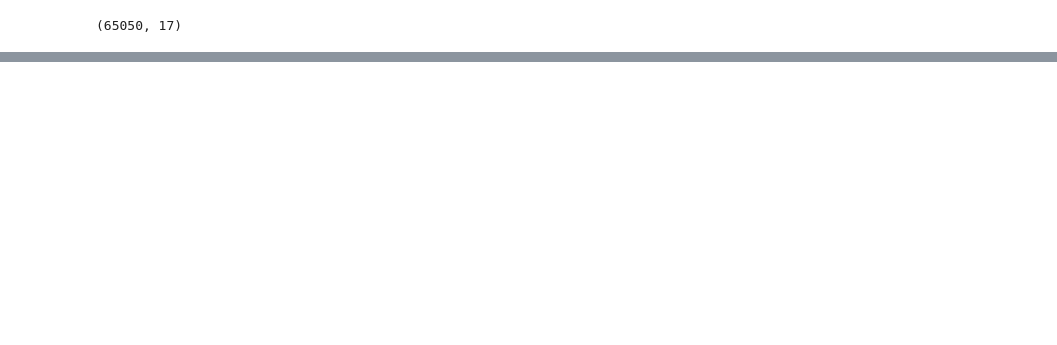
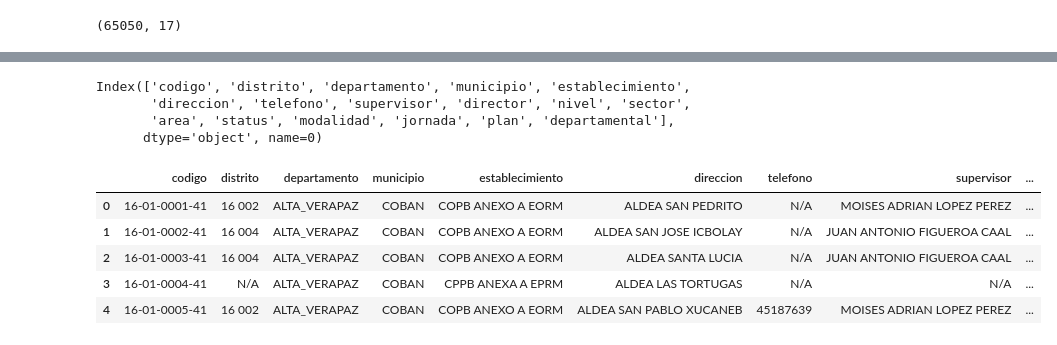
Before and after one commit to RudiksChess/DS_proyecto_1, a Jupyter notebook: Proyecto_1_DS.ipynb, the cells around one changed output, grey strips where cells are left out. Saved outputs shown, nothing was run; the diff lists cells and outputs as text; code cells hidden in the pictures; blank space fills up the shorter version.

```diff
--- a/Proyecto_1_DS.ipynb
+++ b/Proyecto_1_DS.ipynb
@@ -84,0 +242,5 @@ df.head()
+# %%
+# We will change our category columns to type category
+category_columns = ["distrito", "departamento", "municipio", "establecimiento", "nivel", "sector", "area", "status", "modalidad", "jornada", "plan", "departamental"]
+for column in category_columns:
+    df_pais[column] = df_pais[column].astype("category")
@@ -84,0 +249,2 @@ df.head()
+# %%
+df_pais.set_index('codigo')
@@ -84,0 +266,18 @@ df.head()
+# %%
+# Eliminamos la ultima fila porque no brinda informacion sobre algun establecimiento
+df_pais = df_pais[:-1]
+df_pais.columns
+# %% [output]
+Index(['codigo', 'distrito', 'departamento', 'municipio', 'establecimiento',
+       'direccion', 'telefono', 'supervisor', 'director', 'nivel', 'sector',
+       'area', 'status', 'modalidad', 'jornada', 'plan', 'departamental'],
+      dtype='object', name=0)
+# %%
+df_pais.head()
+# %% [output]
+|  | codigo | distrito | departamento | municipio | establecimiento | direccion | telefono | supervisor | ... |
+| 0 | 16-01-0001-41 | 16 002 | ALTA_VERAPAZ | COBAN | COPB ANEXO A EORM | ALDEA SAN PEDRITO | N/A | MOISES ADRIAN LOPEZ PEREZ | ... |
+| 1 | 16-01-0002-41 | 16 004 | ALTA_VERAPAZ | COBAN | COPB ANEXO A EORM | ALDEA SAN JOSE ICBOLAY | N/A | JUAN ANTONIO FIGUEROA CAAL | ... |
+| 2 | 16-01-0003-41 | 16 004 | ALTA_VERAPAZ | COBAN | COPB ANEXO A EORM | ALDEA SANTA LUCIA | N/A | JUAN ANTONIO FIGUEROA CAAL | ... |
+| 3 | 16-01-0004-41 | N/A | ALTA_VERAPAZ | COBAN | CPPB ANEXA A EPRM | ALDEA LAS TORTUGAS | N/A | N/A | ... |
+| 4 | 16-01-0005-41 | 16 002 | ALTA_VERAPAZ | COBAN | COPB ANEXO A EORM | ALDEA SAN PABLO XUCANEB | 45187639 | MOISES ADRIAN LOPEZ PEREZ | ... |
```
Also changed, not shown: parts of 29 cells of this notebook, 1 other file.
